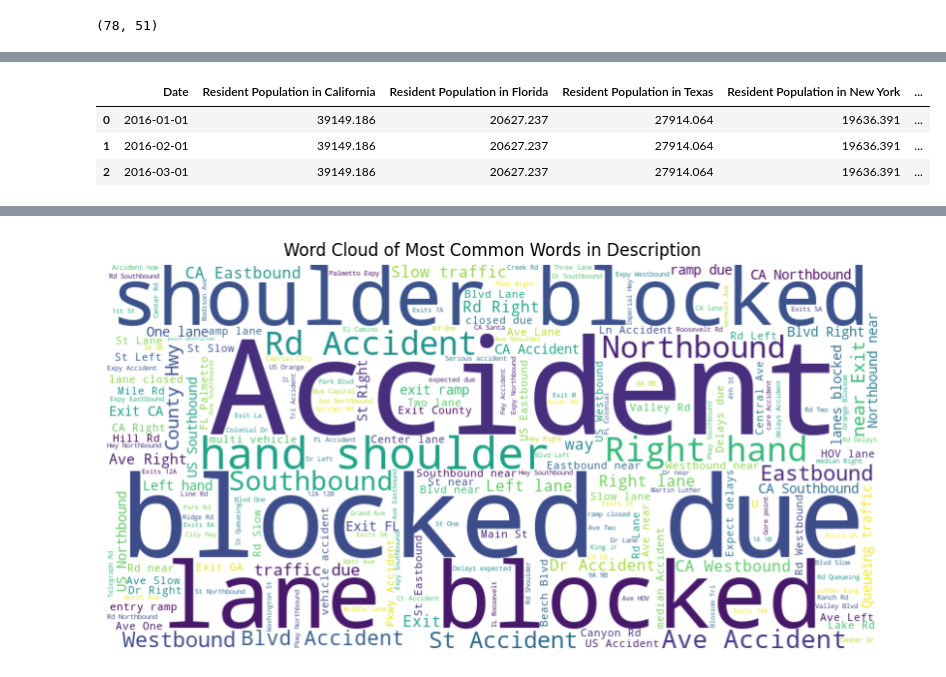
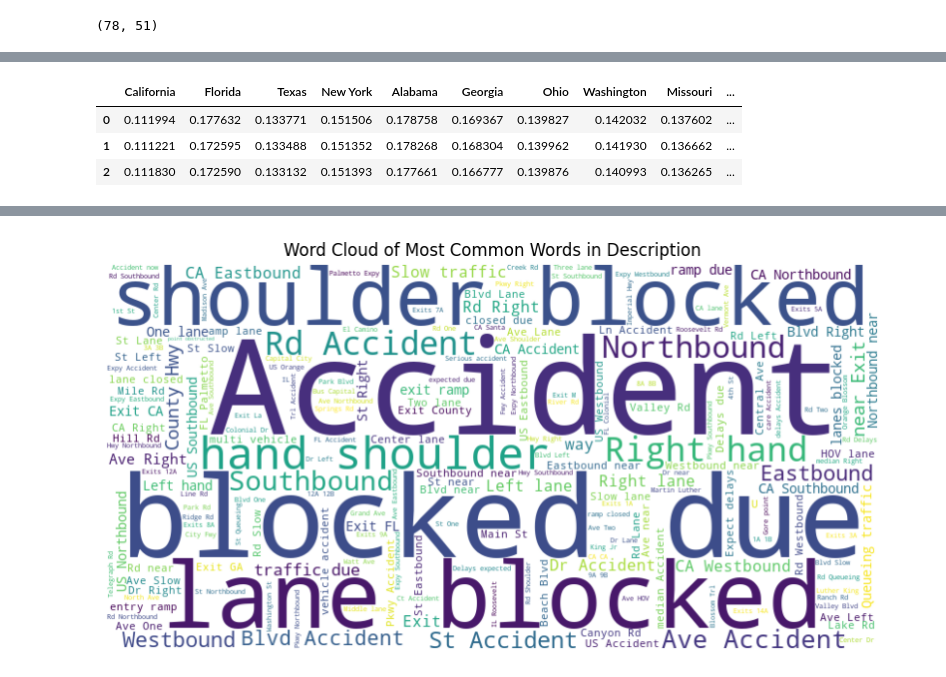
Before and after one commit to MatthewKolotylo/Car-Crash-Analytics-, a Jupyter notebook: Project Master Copy.ipynb, the cells around one changed output, grey strips where cells are left out. Cells and saved outputs as stored; diff of their text form; code cells hidden in the pictures.

```diff
--- a/Project Master Copy.ipynb
+++ b/Project Master Copy.ipynb
@@ -918,3 +921,10 @@ snap_with_pop.head(3)
 | 0 | 2016-01-01 | 1605908.0 | 787411.0 | 1036827.0 | 838186.0 | ... |
 | 1 | 2016-02-01 | 1602407.0 | 784324.0 | 1036086.0 | 832459.0 | ... |
 | 2 | 2016-03-01 | 1598845.0 | 782988.0 | 1029246.0 | 830045.0 | ... |
+# %%
+state_lst = expanded_df.columns.str.split(' ')
+state_lst = state_lst[1:] #removing Date from my state_lst
+
+state_lst = [state[3] if len(state) < 4 else state[3:5] for state in state_lst] #extracting state name for 4 columns
+
+state_lst
@@ -920,0 +949,4 @@ snap_with_pop.head(3)
+# %%
+#joining together 2 word states in one string
+state_lst = [' '.join(state) if type(state) == list else state for state in state_lst]
+state_lst #out state_lst is complete
@@ -920,0 +971,15 @@ snap_with_pop.head(3)
+# %%
+# Create an empty dictionary to store the results
+snap_benefits_per_capita = {}
+
+# Loop through each state
+for state in state_lst:
+
+    # Divide one column by the other
+    result = snap_with_pop['SNAP Benefits Recipients in ' + state] / snap_with_pop['Resident Population in ' + state] #THIS IS WHAT I AM GOING TO USE, I need a dictionary of states
+
+    # Store the result in the dictionary
+    snap_benefits_per_capita[state] = result
+
+
+snap_benefits_per_capita
@@ -921,7 +1004,9 @@ snap_with_pop.head(3)
+# %%
+snap_benefits_per_capita_df = pd.DataFrame(snap_benefits_per_capita)
 # %%
-expanded_df.head(3)
+snap_benefits_per_capita_df.head(3)
 # %% [output]
-|  | Date | Resident Population in California | Resident Population in Florida | Resident Population in Texas | Resident Population in New York | ... |
-| 0 | 2016-01-01 | 39149.186 | 20627.237 | 27914.064 | 19636.391 | ... |
-| 1 | 2016-02-01 | 39149.186 | 20627.237 | 27914.064 | 19636.391 | ... |
-| 2 | 2016-03-01 | 39149.186 | 20627.237 | 27914.064 | 19636.391 | ... |
+|  | California | Florida | Texas | New York | Alabama | Georgia | Ohio | Washington | Missouri | ... |
+| 0 | 0.111994 | 0.177632 | 0.133771 | 0.151506 | 0.178758 | 0.169367 | 0.139827 | 0.142032 | 0.137602 | ... |
+| 1 | 0.111221 | 0.172595 | 0.133488 | 0.151352 | 0.178268 | 0.168304 | 0.139962 | 0.141930 | 0.136662 | ... |
+| 2 | 0.111830 | 0.172590 | 0.133132 | 0.151393 | 0.177661 | 0.166777 | 0.139876 | 0.140993 | 0.136265 | ... |
```
Also changed, not shown: parts of 27 cells of this notebook.
